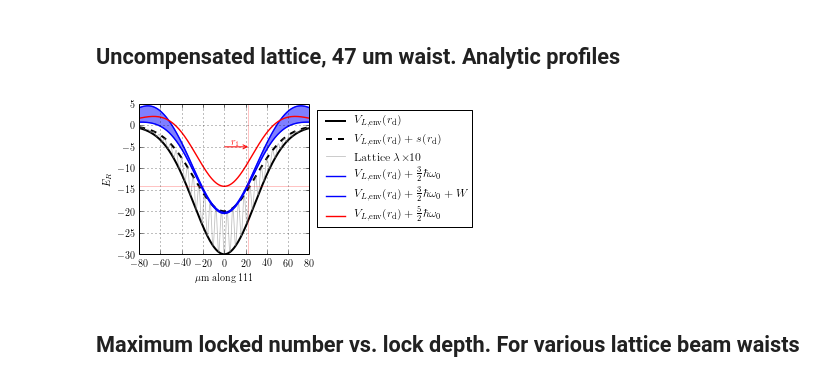
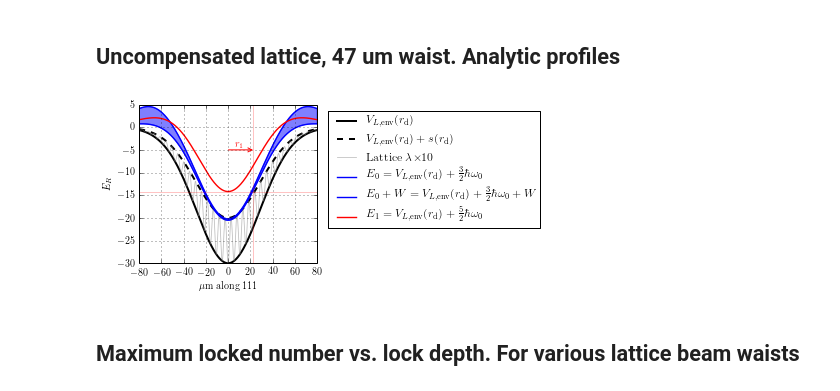
Before and after one commit to PedroMDuarte/lattice_3D_ipynb, a Jupyter notebook: GeneralAspects.ipynb, the cells around one changed output. Drawn from its saved outputs; the diff is of its cells as text; code cells hidden in the pictures.

```diff
--- a/GeneralAspects.ipynb
+++ b/GeneralAspects.ipynb
@@ -5,9 +5,9 @@ from matplotlib import rc
 rc('font',**{'family':'serif'})
 rc('text', usetex=True)
 
-fig = plt.figure(figsize=(5.5,2.9))
+fig = plt.figure(figsize=(6.5,2.9))
 gs = matplotlib.gridspec.GridSpec( 1,1, \
-        wspace=0.25, left=0.12, right=0.55, bottom=0.18, top=0.9)
+        wspace=0.25, left=0.1, right=0.48, bottom=0.18, top=0.94)
 ax = fig.add_subplot( gs[0,0])
 
 def vL( s0, wL, r ):
@@ -42,38 +42,39 @@ ax.plot( r111, vLenv( s0, wL, r111 ), color='black', lw=2. , \
         label='$V_{L,\mathrm{env}}(r_{\mathrm{d}})$')
 ax.plot( r111, vLenvTop( s0, wL, r111 ), '--',color='black', lw=2., \
         label='$V_{L,\mathrm{env}}(r_{\mathrm{d}}) + s(r_{\mathrm{d}})$' )
 ax.plot( r111, vLatt( s0, wL, r111 ), color='gray', lw=0.8, alpha=0.5, label=r'$\mathrm{Lattice}\ \lambda\!\times\!\!10$' )
-ax.plot( r111, band_bot( s0, wL, r111), color='blue', lw=1.4, label=r'$V_{L,\mathrm{env}}(r_{\mathrm{d}}) +\frac{3}{2} \hbar \omega_{0} $')
-ax.plot( r111, band_top( s0, wL, r111), color='blue', lw=1.4, label=r'$V_{L,\mathrm{env}}(r_{\mathrm{d}}) +\frac{3}{2} \hbar \omega_{0} + W$')
+ax.plot( r111, band_bot( s0, wL, r111), color='blue', lw=1.4, label=r'$E_{0}  = V_{L,\mathrm{env}}(r_{\mathrm{d}}) +\frac{3}{2} \hbar \omega_{0} $')
+ax.plot( r111, band_top( s0, wL, r111), color='blue', lw=1.4, label=r'$E_{0} + W = V_{L,\mathrm{env}}(r_{\mathrm{d}}) +\frac{3}{2} \hbar \omega_{0} + W$')
 
 ax.fill_between( r111, band_bot( s0, wL, r111), band_top( s0, wL, r111), color='blue', alpha=0.5)
 
-ax.plot( r111, band_1st( s0, wL, r111), color='red', lw=1.4, label=r'$V_{L,\mathrm{env}}(r_{\mathrm{d}}) +\frac{5}{2} \hbar \omega_{0} $')
+ax.plot( r111, band_1st( s0, wL, r111), color='red', lw=1.4, label=r'$E_{1} = V_{L,\mathrm{env}}(r_{\mathrm{d}}) +\frac{5}{2} \hbar \omega_{0} $')
 ax.axhline( band_1st( s0, wL, 0.), color='red', lw=0.8, alpha=0.3)
 #ax.axvline( x=24.2, ymin=band_1st( s0, wL, 0.), ymax=-5., color='red', lw=0.8, alpha=0.5)
 ax.axvline( x=22.2,  color='red', lw=0.8, alpha=0.3)
 
 ax.annotate("",
             xy=(24.2, -5.), xycoords='data',
             xytext=(-1.5, -5.), textcoords='data',
             arrowprops=dict(arrowstyle="->",
                             connectionstyle="arc3",color='red'), color='red'
             )
 ax.text( 10., -4., '$r_{1}$', ha='center', va='center', color='red')
 
 ax.grid()
 
 
 ax.set_ylabel('$E_{R}$')
 ax.set_xlabel('$\mu\mathrm{m\ along\ 111}$')
+ax.set_xlim(-80.,80.)
 
-ax.legend( bbox_to_anchor=(1.01,1.00), \
+ax.legend( bbox_to_anchor=(1.03,1.00), \
         loc='upper left', numpoints=2, \
         prop={'size':12}, handlelength=2.2, handletextpad=0.5 )
 
 fig.savefig('GeneralAspects_figures/lattice_general.png', dpi=300)
 # %% [output]
-[figure, old version]
+[figure, new version]
 # %% [markdown]
 ## Maximum locked number vs.  lock depth.  For various lattice beam waists
 # %%
```
Also changed, not shown: parts of 11 cells of this notebook, 43 other files.
